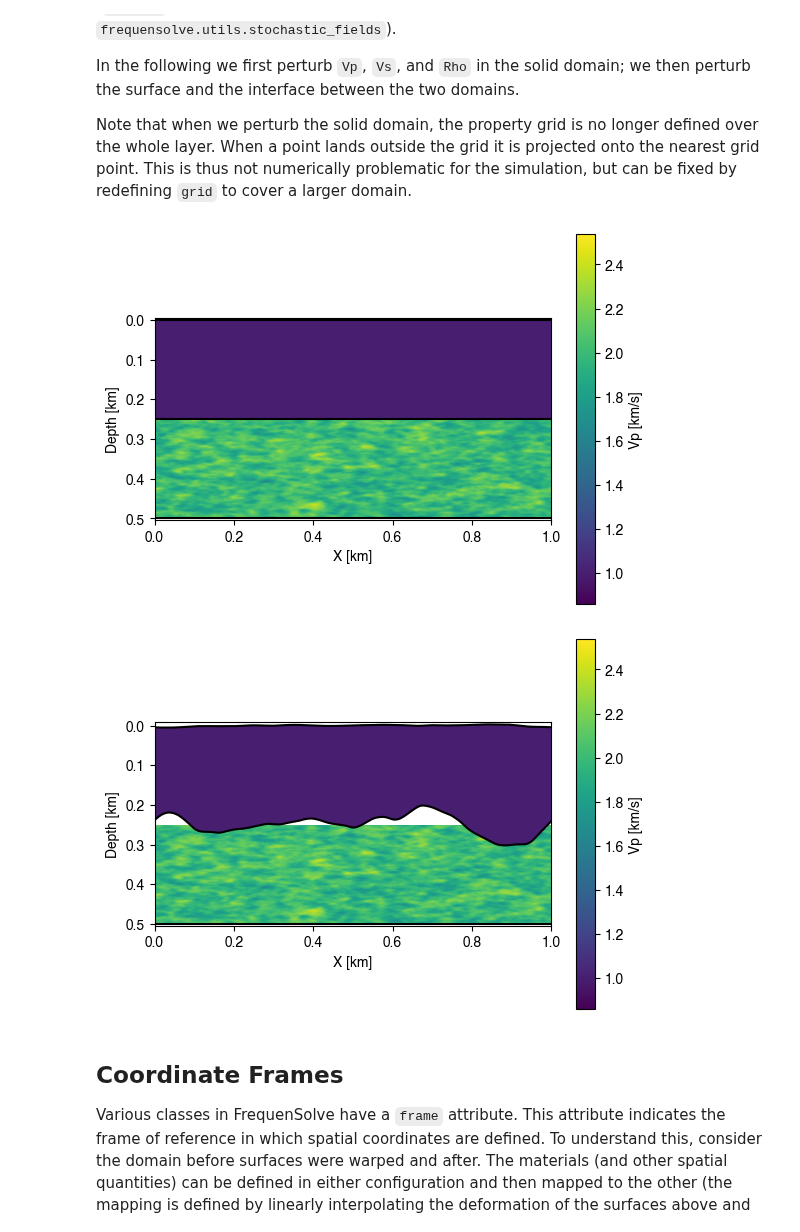
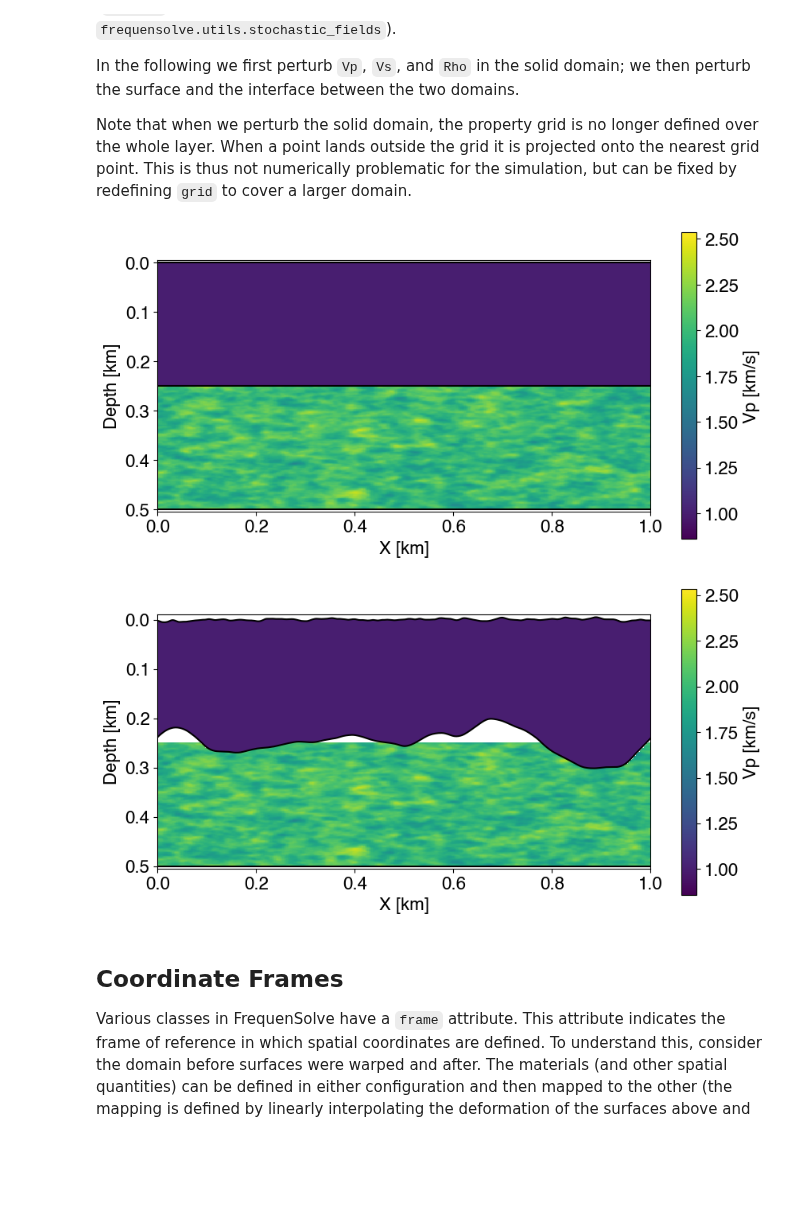
Before and after one commit to FrequenSol/FrequenSolve, a Jupyter notebook: examples/ex02_coupled.ipynb, the cells around one changed output. Drawn from its saved outputs; the diff is of its cells as text; code cells hidden in the pictures; blank space fills up the shorter version.

```diff
--- a/examples/ex02_coupled.ipynb
+++ b/examples/ex02_coupled.ipynb
@@ -85,44 +85,40 @@ grid = xr.DataArray(dims=["x", "z"],
                     coords={"x": np.linspace(0.0,  1.0, 501),
                             "z": np.linspace(0.25, 0.5, 501)})
 
  # Seed is the random-number generator seed, its value doesn't
  # particularly matter but is fixed here for reproducability
 layer2.perturb(property=["Vs", "Vp", "Rho"],
                std=0.1,
                L0=0.003,
                nu=0.5,
                anisotropy=[3.0, 1.0],
                xarr=grid,
                seed = 12)
 
-model.plot("Vp")
+model.plot("Vp",figsize=(10,5),fontsize=16,aspect="equal")
+
 surface = model.surfaces["top"]
 interface = model.surfaces["interface"]
-
 
 grid = xr.DataArray(dims=["x"],
                     coords={"x": np.linspace(0.0, 1.0, 501)})
 
-
 surface.perturb(std=0.002,
-                  L0=0.025,
-                  nu=0.5,
+                  L0=0.005,
+                  nu=1,
                   xarr=grid,
                   seed = 20)
 
 interface.perturb(std=0.025,
                   L0=0.05,
                   nu=0.5,
                   xarr=grid,
                   seed = 15)
 
-model.plot("Vp")
-
-# device.add_component("u_z","displacement",[0.0, 1.0])
-# device.add_component("u_x","displacement",[1.0, 0.0])
+model.plot("Vp",figsize=(10,5),fontsize=16,aspect="equal")
 # %% [output]
-[figure, old version]
+[figure, new version]
-[figure, old version]
+[figure, new version]
 # %% [markdown]
 ## Coordinate Frames
 
```
Also changed, not shown: parts of 4 cells of this notebook, 24 other files.
